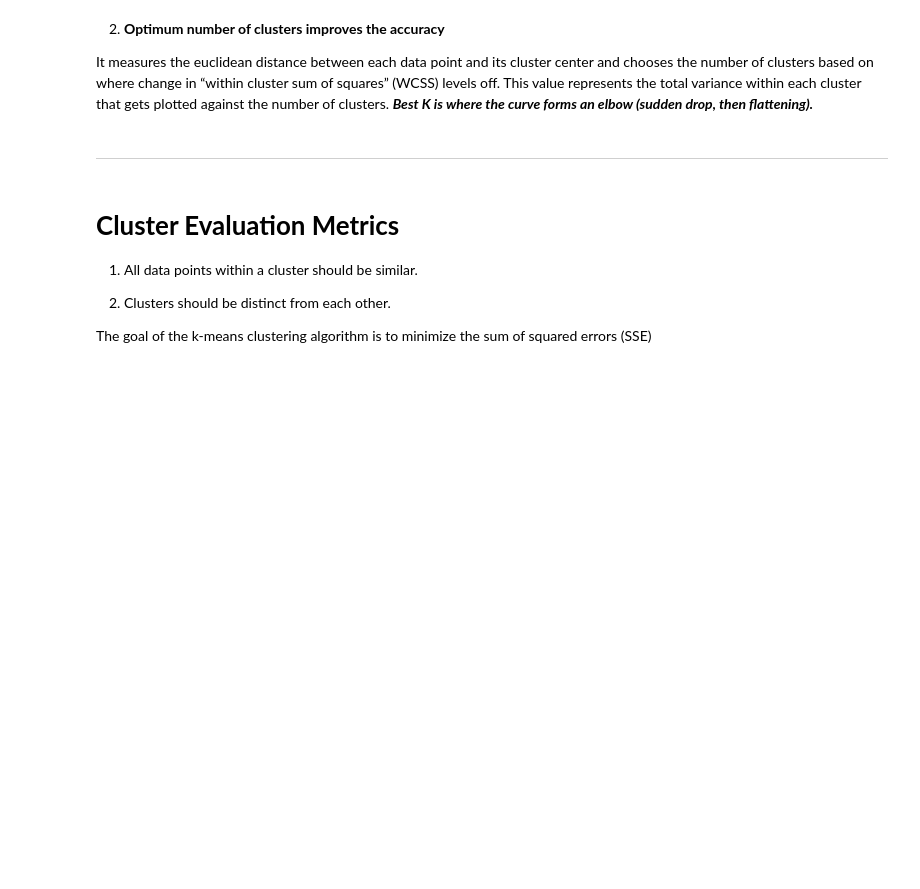
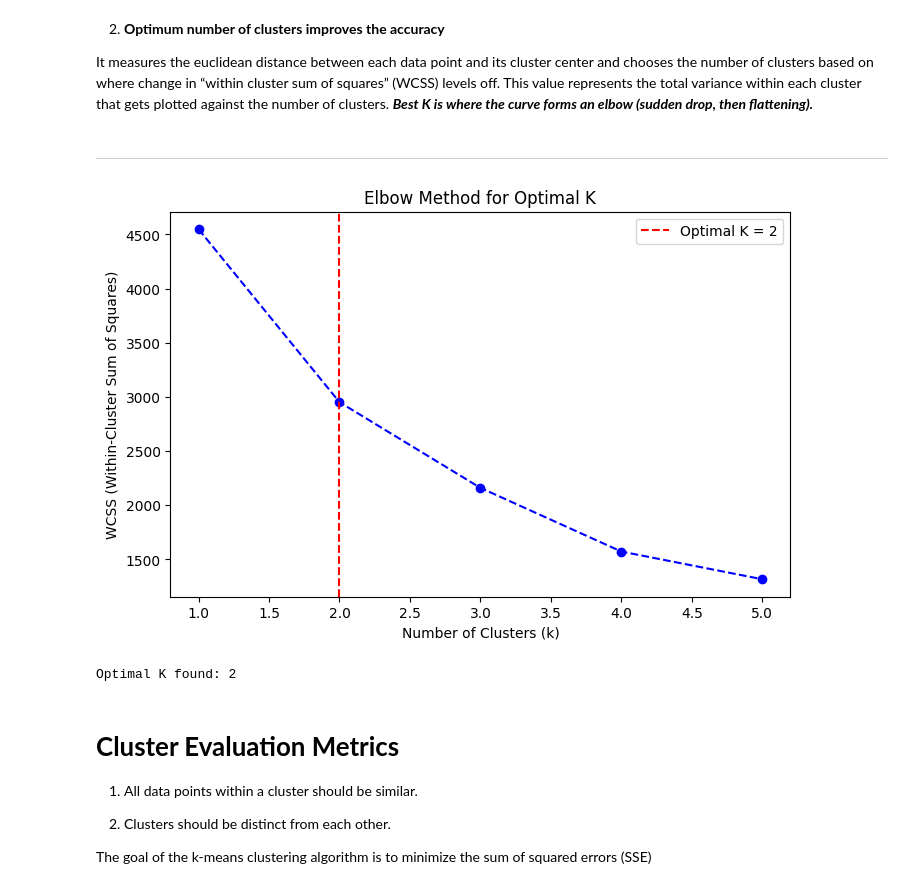
Before and after one commit to philnumpy/PRML-PROJECT, a Jupyter notebook: KMeans.ipynb, the cells around one changed output. Cells and saved outputs as stored; diff of their text form; code cells hidden in the pictures; blank space fills up the shorter version.

```diff
--- a/KMeans.ipynb
+++ b/KMeans.ipynb
@@ -78,5 +146,5 @@ print("Initial Centroids:\n", initial_centroids)
 # %%
-class KMeans:
+class KMeansFromScratch:
     def __init__(self, k=None, max_k=10, max_iters=100, tol=1e-4, auto_k=True):
         """
         k: Number of clusters (if None, auto-detect using Elbow method)
@@ -127,6 +195,44 @@ class KMeans:
 
     def predict(self, X):
         return np.array([np.argmin([np.linalg.norm(x - c) for c in self.centroids]) for x in X])
+    def find_optimal_k(self, X):
+
+        wcss = []
+        for k in range(1, self.max_k + 1):
+            kmeans = KMeansFromScratch(k=k, auto_k=False)  # Run K-Means manually
+            kmeans.fit(X)
+            wcss.append(sum(np.linalg.norm(X[kmeans.labels == j] - kmeans.centroids[j]) ** 2 for j in range(k)))
+
+        return self.knee_locator(range(1, self.max_k + 1), wcss)
+
+    @staticmethod
+    def knee_locator(x, y):
+        """ Find the 'knee' point (elbow) in the WCSS graph """
+        x, y = np.array(x), np.array(y)
+        # Compute second derivative (curvature)
+        diff = np.gradient(y, edge_order=2)
+        elbow_index = np.argmin(diff) + 1  # Adding 1 to match k index
+        return x[elbow_index]
+
+    def plot_elbow(self, X):
+        """ Plot WCSS vs. k to visualize the Elbow Method """
+        wcss = []
+        for k in range(1, self.max_k + 1):
+            kmeans = KMeansFromScratch(k=k, auto_k=False)
+            kmeans.fit(X)
+            wcss.append(sum(np.linalg.norm(X[kmeans.labels == j] - kmeans.centroids[j]) ** 2 for j in range(k)))
+
+        best_k = self.knee_locator(range(1, self.max_k + 1), wcss)
+
+        plt.figure(figsize=(8, 5))
+        plt.plot(range(1, self.max_k + 1), wcss, marker='o', linestyle='--', color='b')
+        plt.xlabel('Number of Clusters (k)')
+        plt.ylabel('WCSS (Within-Cluster Sum of Squares)')
+        plt.title('Elbow Method for Optimal K')
+        plt.axvline(x=best_k, linestyle='--', color='r', label=f'Optimal K = {best_k}')
+        plt.legend()
+        plt.show()
+        print(f"Optimal K found: {best_k}")
 # %% [markdown]
 2. **Optimum number of clusters improves the accuracy**
 
@@ -174,6 +280,13 @@ class KMeans:
 
 
 ---
+# %%
+object=KMeansFromScratch(auto_k=True,max_k=5)
+object.fit(data_kpca)
+object.plot_elbow(data_kpca)
+# %% [output]
+[figure, added]
+Optimal K found: 2
 # %% [markdown]
  **<h1> Cluster Evaluation Metrics </h1>**
 
```
Also changed, not shown: parts of 14 cells of this notebook.
